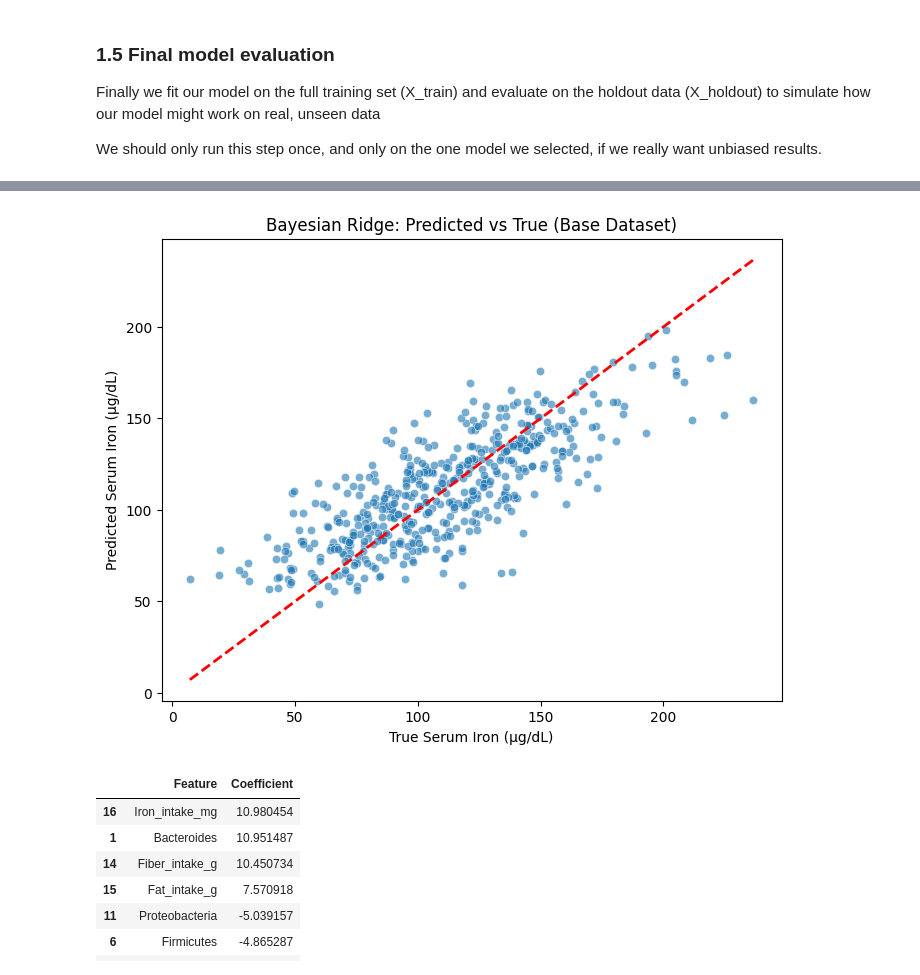
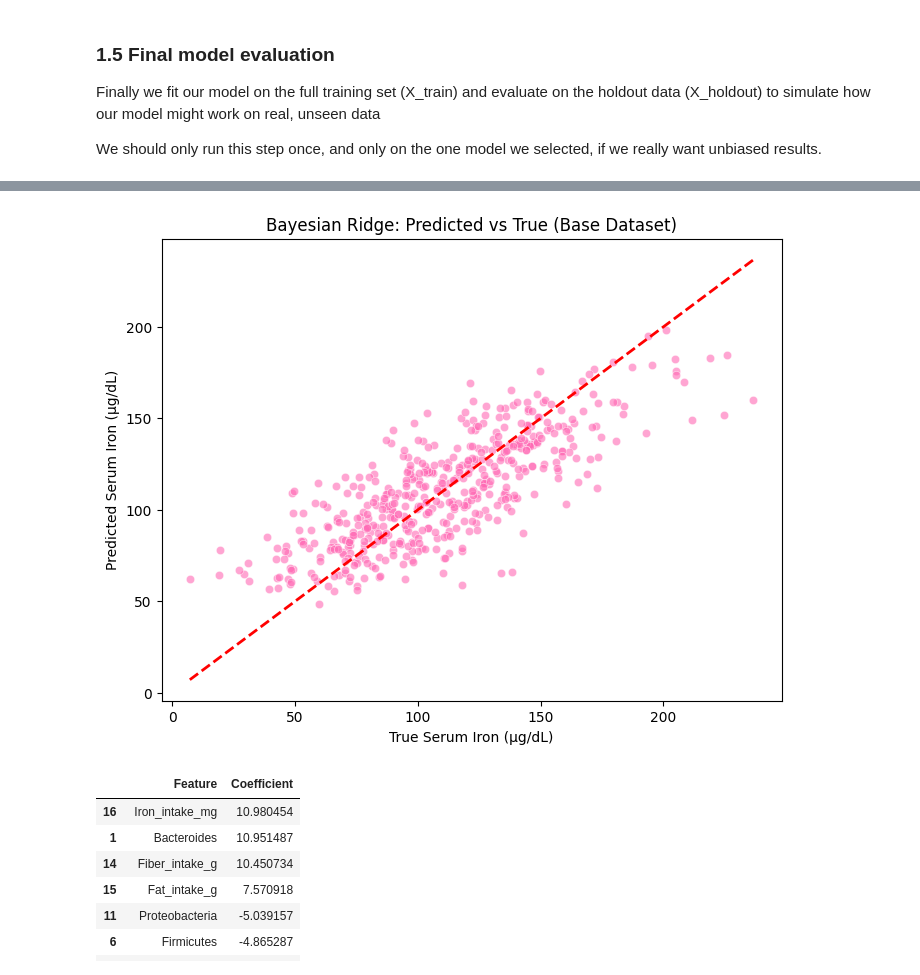
Before and after one commit to mariaponomarova/ML_project, a Jupyter notebook: experiments.ipynb, the cells around one changed output, grey strips where cells are left out. Cells and saved outputs as stored; diff of their text form; code cells hidden in the pictures.

```diff
--- a/experiments.ipynb
+++ b/experiments.ipynb
@@ -362,7 +359,7 @@ print("MSE:", mse_base)
 
 # Plot predicted vs true
 plt.figure(figsize=(8,6))
-sns.scatterplot(x=y_holdout, y=y_pred_base, alpha=0.6)
+sns.scatterplot(x=y_holdout, y=y_pred_base, alpha=0.6, color = "hotpink")
 plt.plot([y_holdout.min(), y_holdout.max()], [y_holdout.min(), y_holdout.max()], 'r--', lw=2)
 plt.xlabel("True Serum Iron (µg/dL)")
 plt.ylabel("Predicted Serum Iron (µg/dL)")
@@ -376,4 +373,4 @@ MSE: 547.4395770130993
-[figure, old version]
+[figure, new version]
 # %%
 model = final_pipeline.named_steps['bayesianridge']
 coef_df = pd.DataFrame({
```
Also changed, not shown: parts of 8 cells of this notebook, 5 other files.
